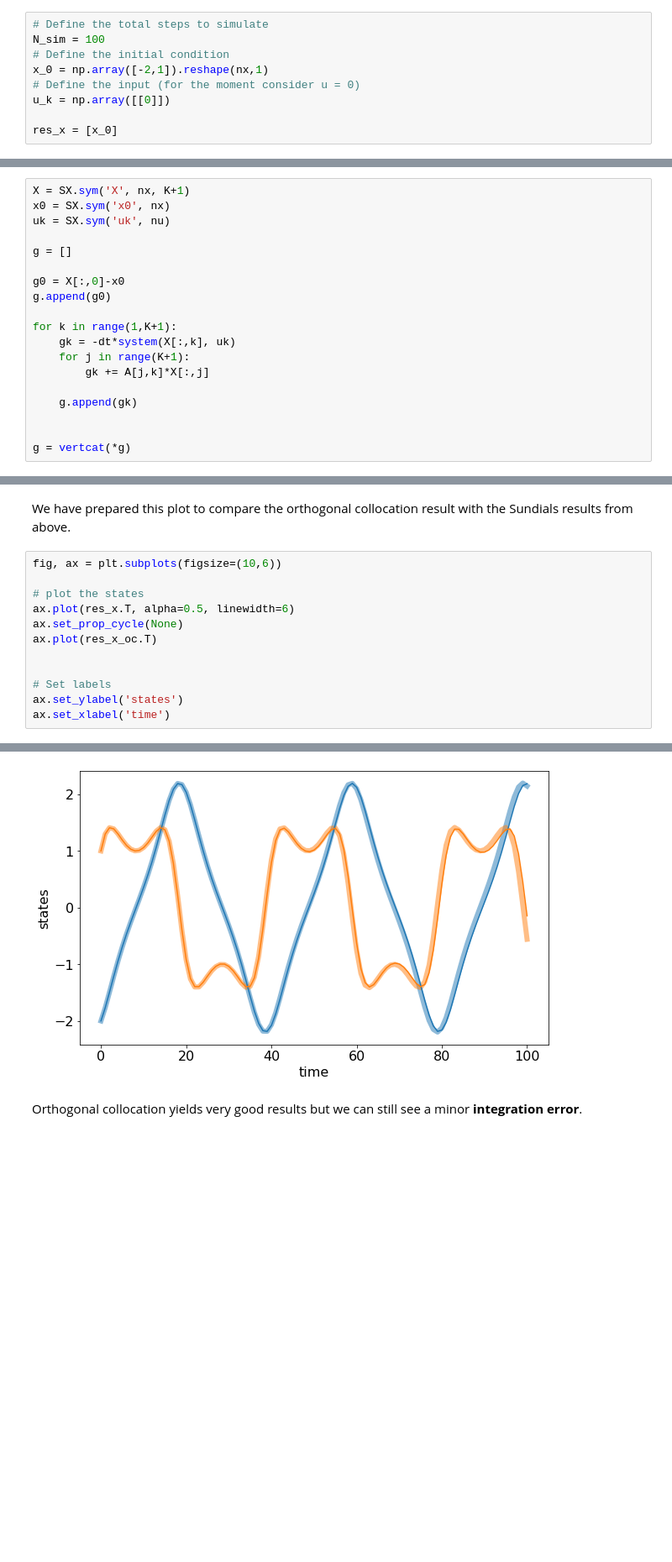
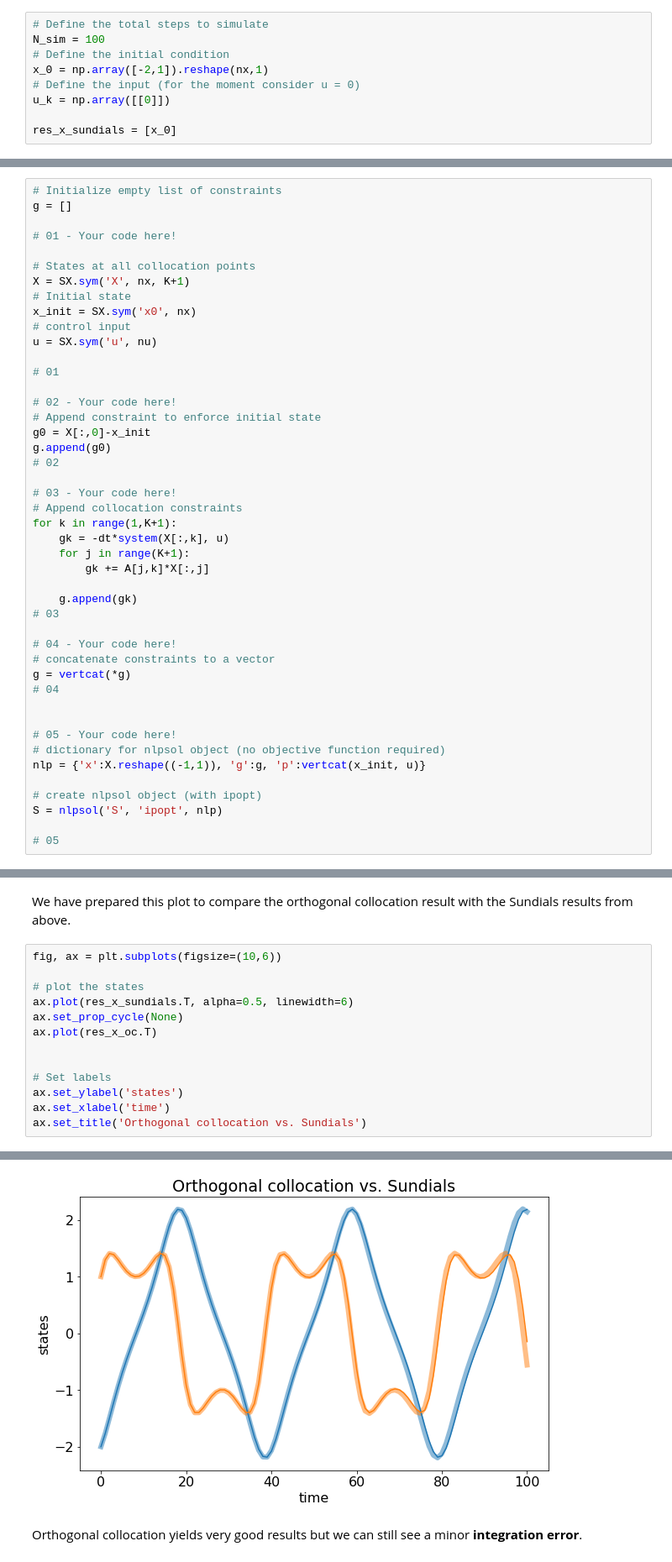
Before and after one commit to 4flixt/TUB_IoT_MPC20, a Jupyter notebook: E4/04_Continuous_MPC_OrthogonalCollocation.ipynb, the cells around one changed output, grey strips where cells are left out. Shown at 84% size. Drawn from its saved outputs; the diff is of its cells as text; blank space fills up the shorter version.

```diff
--- a/E4/04_Continuous_MPC_OrthogonalCollocation.ipynb
+++ b/E4/04_Continuous_MPC_OrthogonalCollocation.ipynb
@@ -113,4 +134,4 @@ x_0 = np.array([-2,1]).reshape(nx,1)
 # Define the input (for the moment consider u = 0)
 u_k = np.array([[0]])
 
-res_x = [x_0]
+res_x_sundials = [x_0]
@@ -385,19 +440,45 @@ We don't have an objective function but want to satisfy the collocation constrai
 # %%
-X = SX.sym('X', nx, K+1)
-x0 = SX.sym('x0', nx)
-uk = SX.sym('uk', nu)
-
+# Initialize empty list of constraints
 g = []
 
-g0 = X[:,0]-x0
+# 01 - Your code here!
+
+# States at all collocation points
+X = SX.sym('X', nx, K+1)
+# Initial state
+x_init = SX.sym('x0', nx)
+# control input
+u = SX.sym('u', nu)
+
+# 01
+
+# 02 - Your code here!
+# Append constraint to enforce initial state
+g0 = X[:,0]-x_init
 g.append(g0)
+# 02
 
+# 03 - Your code here!
+# Append collocation constraints
 for k in range(1,K+1):
-    gk = -dt*system(X[:,k], uk)
+    gk = -dt*system(X[:,k], u)
     for j in range(K+1):
         gk += A[j,k]*X[:,j]
 
     g.append(gk)
+# 03
+
+# 04 - Your code here!
+# concatenate constraints to a vector
+g = vertcat(*g)
+# 04
 
 
-g = vertcat(*g)
+# 05 - Your code here!
+# dictionary for nlpsol object (no objective function required)
+nlp = {'x':X.reshape((-1,1)), 'g':g, 'p':vertcat(x_init, u)}
+
+# create nlpsol object (with ipopt)
+S = nlpsol('S', 'ipopt', nlp)
+
+# 05
@@ -455,7 +539,7 @@ We have prepared this plot to compare the orthogonal collocation result with the
 fig, ax = plt.subplots(figsize=(10,6))
 
 # plot the states
-ax.plot(res_x.T, alpha=0.5, linewidth=6)
+ax.plot(res_x_sundials.T, alpha=0.5, linewidth=6)
 ax.set_prop_cycle(None)
 ax.plot(res_x_oc.T)
 
@@ -463,4 +547,5 @@ ax.plot(res_x_oc.T)
 # Set labels
 ax.set_ylabel('states')
 ax.set_xlabel('time')
+ax.set_title('Orthogonal collocation vs. Sundials')
 # %% [output]
@@ -468,3 +553,3 @@ Text(0.5, 0, 'time')
-[figure, old version]
+[figure, new version]
 # %% [markdown]
 Orthogonal collocation yields very good results but we can still see a minor **integration error**.
```
Also changed, not shown: parts of 64 cells of this notebook.
